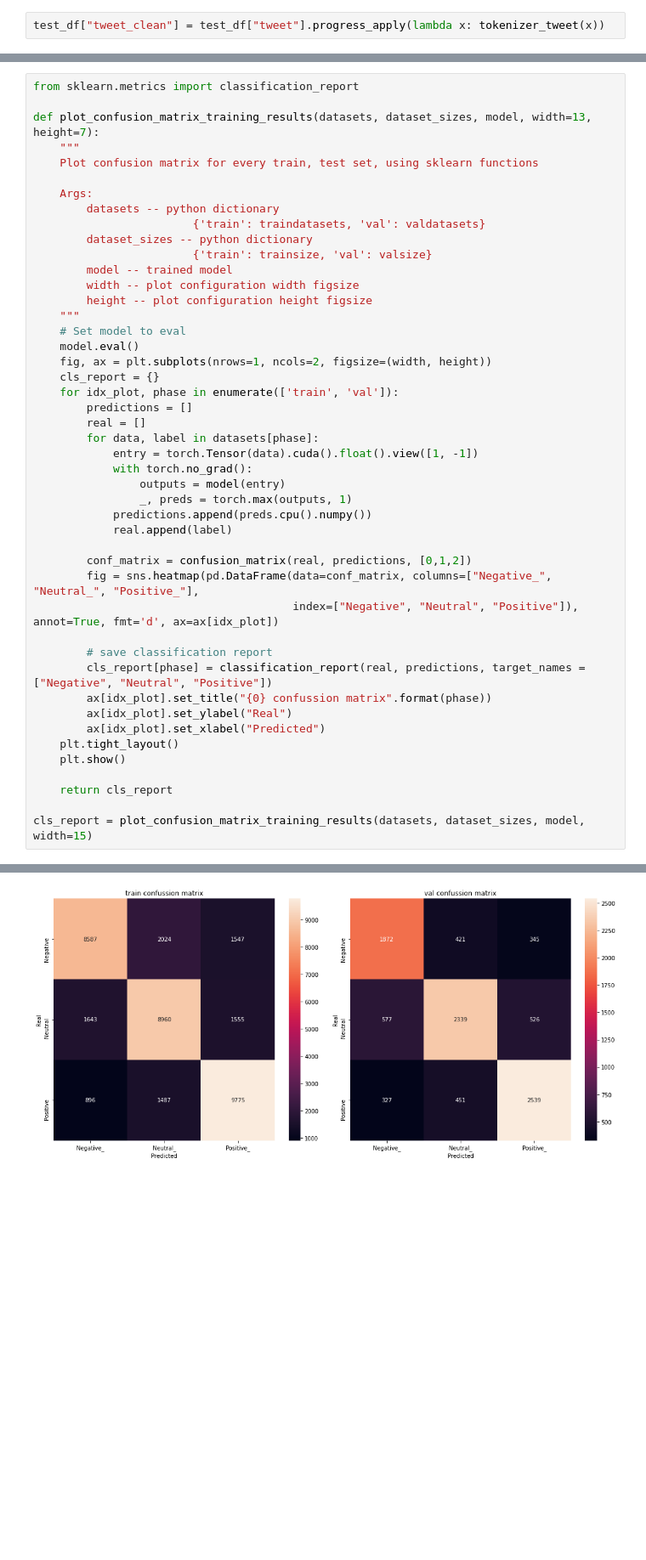
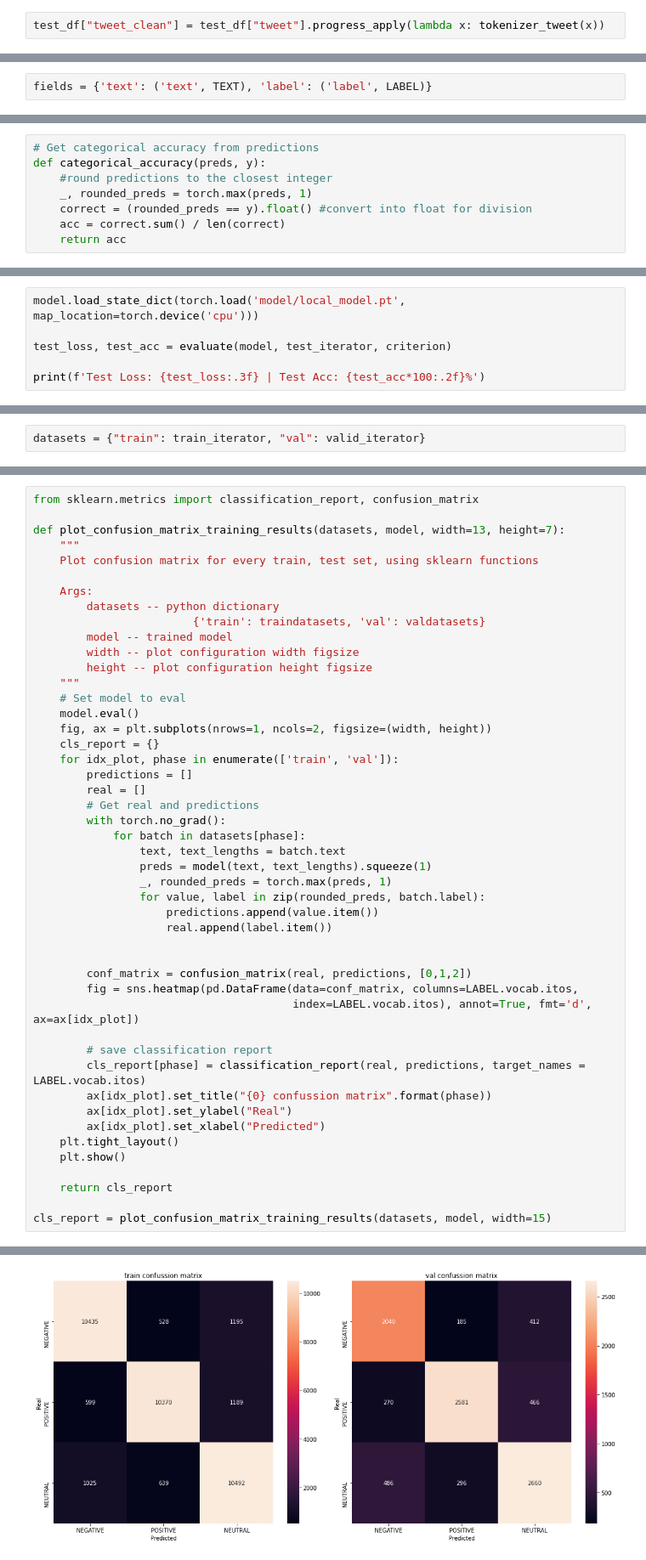
Before and after one commit to sjdonado/sentime, a Jupyter notebook: v2_sentiment_classifier.ipynb, the cells around one changed output, grey strips where cells are left out. Shown: that part at 85% size. Drawn from its saved outputs; the diff is of its cells as text; blank space fills up the shorter version.

```diff
--- a/v2_sentiment_classifier.ipynb
+++ b/v2_sentiment_classifier.ipynb
@@ -511,0 +288,2 @@ Best val Acc: 0.717995
+# %%
+fields = {'text': ('text', TEXT), 'label': ('label', LABEL)}
@@ -511,0 +508,8 @@ Best val Acc: 0.717995
+# %%
+# Get categorical accuracy from predictions
+def categorical_accuracy(preds, y):
+    #round predictions to the closest integer
+    _, rounded_preds = torch.max(preds, 1)
+    correct = (rounded_preds == y).float() #convert into float for division
+    acc = correct.sum() / len(correct)
+    return acc
@@ -511,0 +638,6 @@ Best val Acc: 0.717995
+# %%
+model.load_state_dict(torch.load('model/local_model.pt', map_location=torch.device('cpu')))
+
+test_loss, test_acc = evaluate(model, test_iterator, criterion)
+
+print(f'Test Loss: {test_loss:.3f} | Test Acc: {test_acc*100:.2f}%')
@@ -543,0 +692,2 @@ plot_losses_accuracies(losses, accuracies)
+# %%
+datasets = {"train": train_iterator, "val": valid_iterator}
@@ -544,15 +702,13 @@ plot_losses_accuracies(losses, accuracies)
 # %%
-from sklearn.metrics import classification_report
+from sklearn.metrics import classification_report, confusion_matrix
 
-def plot_confusion_matrix_training_results(datasets, dataset_sizes, model, width=13, height=7):
+def plot_confusion_matrix_training_results(datasets, model, width=13, height=7):
     """
     Plot confusion matrix for every train, test set, using sklearn functions
 
     Args:
         datasets -- python dictionary
                         {'train': traindatasets, 'val': valdatasets}
-        dataset_sizes -- python dictionary
-                        {'train': trainsize, 'val': valsize}
         model -- trained model
         width -- plot configuration width figsize
         height -- plot configuration height figsize
@@ -564,20 +720,23 @@ def plot_confusion_matrix_training_results(datasets, dataset_sizes, model, width
     for idx_plot, phase in enumerate(['train', 'val']):
         predictions = []
         real = []
-        for data, label in datasets[phase]:
-            entry = torch.Tensor(data).cuda().float().view([1, -1])
-            with torch.no_grad():
-                outputs = model(entry)
-                _, preds = torch.max(outputs, 1)
-            predictions.append(preds.cpu().numpy())
-            real.append(label)
+        # Get real and predictions
+        with torch.no_grad():
+            for batch in datasets[phase]:
+                text, text_lengths = batch.text
+                preds = model(text, text_lengths).squeeze(1)
+                _, rounded_preds = torch.max(preds, 1)
+                for value, label in zip(rounded_preds, batch.label):
+                    predictions.append(value.item())
+                    real.append(label.item())
+
 
         conf_matrix = confusion_matrix(real, predictions, [0,1,2])
-        fig = sns.heatmap(pd.DataFrame(data=conf_matrix, columns=["Negative_", "Neutral_", "Positive_"],
-                                       index=["Negative", "Neutral", "Positive"]), annot=True, fmt='d', ax=ax[idx_plot])
+        fig = sns.heatmap(pd.DataFrame(data=conf_matrix, columns=LABEL.vocab.itos,
+                                       index=LABEL.vocab.itos), annot=True, fmt='d', ax=ax[idx_plot])
 
         # save classification report
-        cls_report[phase] = classification_report(real, predictions, target_names = ["Negative", "Neutral", "Positive"])
+        cls_report[phase] = classification_report(real, predictions, target_names = LABEL.vocab.itos)
         ax[idx_plot].set_title("{0} confussion matrix".format(phase))
         ax[idx_plot].set_ylabel("Real")
         ax[idx_plot].set_xlabel("Predicted")
@@ -586,5 +745,5 @@ def plot_confusion_matrix_training_results(datasets, dataset_sizes, model, width
 
     return cls_report
 
-cls_report = plot_confusion_matrix_training_results(datasets, dataset_sizes, model, width=15)
+cls_report = plot_confusion_matrix_training_results(datasets, model, width=15)
 # %% [output]
@@ -591,4 +751,4 @@ cls_report = plot_confusion_matrix_training_results(datasets, dataset_sizes, mod
-[figure, old version]
+[figure, new version]
 # %%
 print(cls_report["train"])
 # %% [output]
```
Also changed, not shown: parts of 110 cells of this notebook, 4 other files.
